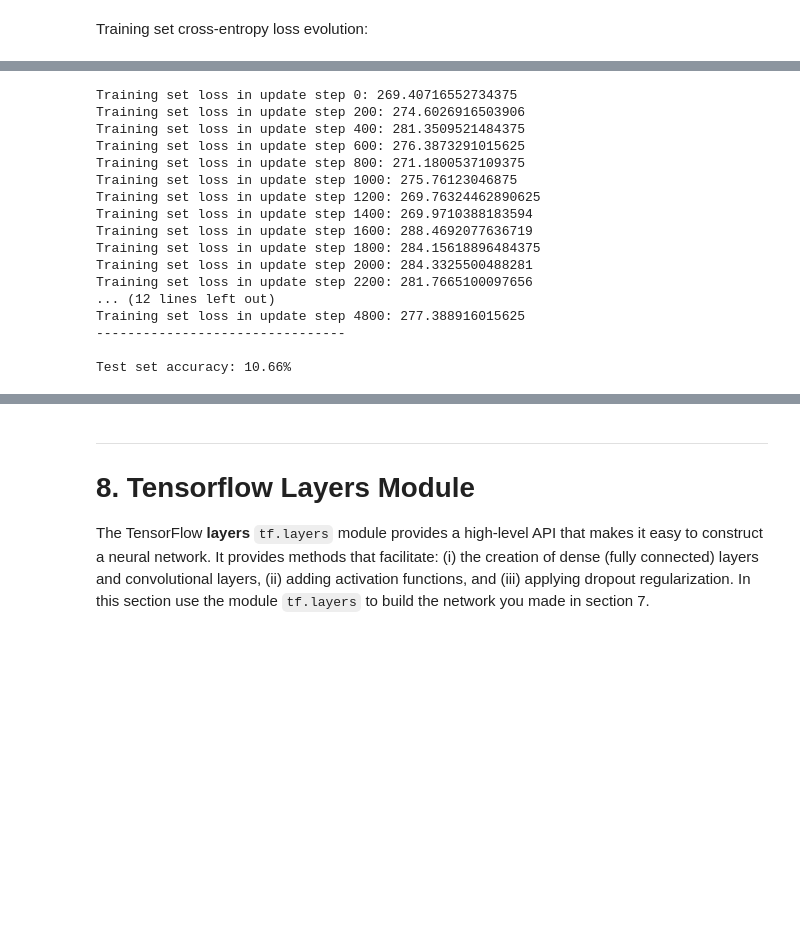
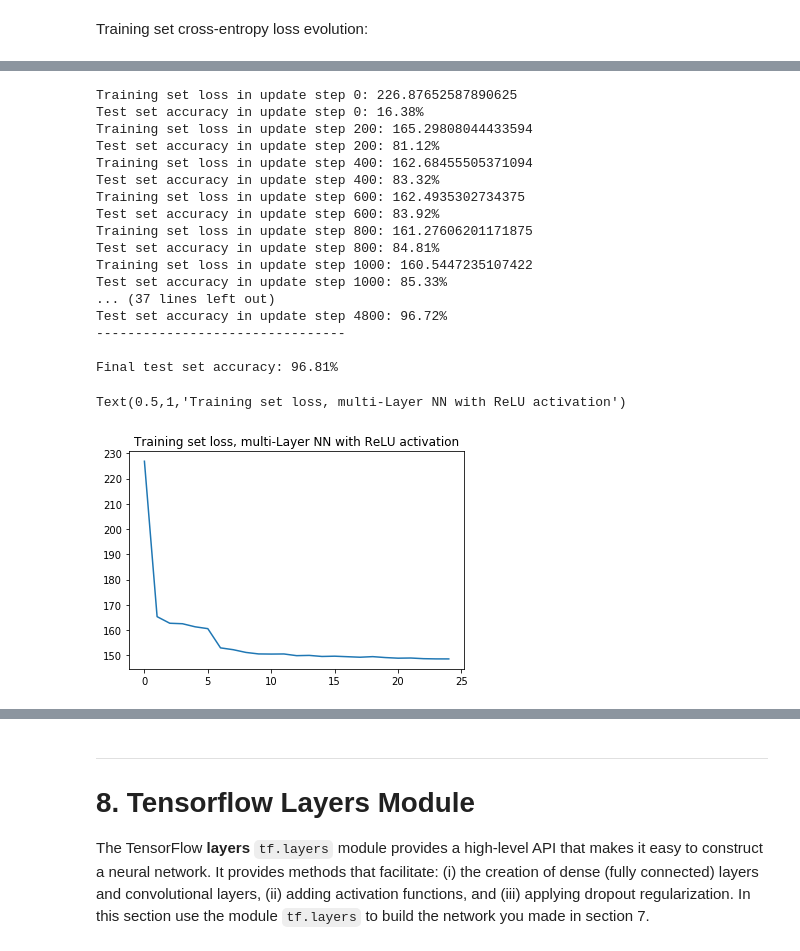
Before and after one commit to AlexandrosFerles/ID2223_Large_Scale_Machine_Learning_and_Deep_Learning, a Jupyter notebook: Lab2_ConvNets_with_Tensorflow/tensorflow_lab.ipynb, the cells around one changed output, grey strips where cells are left out. Saved outputs shown, nothing was run; the diff lists cells and outputs as text; code cells hidden in the pictures; blank space fills up the shorter version.

```diff
--- a/Lab2_ConvNets_with_Tensorflow/tensorflow_lab.ipynb
+++ b/Lab2_ConvNets_with_Tensorflow/tensorflow_lab.ipynb
@@ -387,7 +388,7 @@ Y1_hat = tf.nn.relu(tf.add(tf.matmul(XX, W1), B1), name="out1")
 Y2_hat = tf.nn.relu(tf.add(tf.matmul(Y1_hat, W2), B2), name="out2")
 Y3_hat = tf.nn.relu(tf.add(tf.matmul(Y2_hat, W3), B3), name="out3")
 Y4_hat = tf.nn.relu(tf.add(tf.matmul(Y3_hat, W4), B4), name="out4")
-Y_hat = tf.nn.relu(tf.add(tf.matmul(Y4_hat, W5), B5), name="out_final")
+Y_hat = tf.nn.softmax(tf.add(tf.matmul(Y4_hat, W5), B5), name="out_final")
 
 ########################################
 # defining the cost function
@@ -413,51 +414,75 @@ min_learning_rate = 0.0001
 decay_speed = 2000.0
 
 train_losses = []
+test_accuracies = []
+learning_rates= []
+
+predictions = tf.equal(tf.argmax(Y_hat, 1), tf.argmax(Y, 1))
+accuracy = tf.reduce_mean(tf.cast(predictions, tf.float32))
+
+X_train_temp, Y_train = mnist.train.images, mnist.train.labels
+X_train = np.reshape(X_train_temp, (-1, 28, 28, 1))
+
+X_test_temp, Y_test = mnist.test.images, mnist.test.labels
+X_test = np.reshape(X_test_temp, (-1, 28, 28, 1))
+
+# checks if learning rate has reached its minimum value
+flag = False
+
+new_learning_rate = max_learning_rate
 
 with tf.Session() as sess:
     sess.run(init)
-
-    X_test_temp, Y_test = mnist.test.images, mnist.test.labels
-    X_test = np.reshape(X_test_temp, (-1, 28, 28, 1))
 
     for epoch in range(n_epochs):
 
         X_batch_temp, Y_batch = mnist.train.next_batch(100)
         X_batch = np.reshape(X_batch_temp, (-1, 28, 28, 1))
 
-        new_learning_rate = min_learning_rate + (max_learning_rate - min_learning_rate) * np.exp(-epoch / 2000)
-        if new_learning_rate < min_learning_rate:
-            train_loss = sess.run(cross_entropy, feed_dict={X: X_batch, Y: Y_batch, learning_rate: min_learning_rate})
-        else:
-            train_loss = sess.run(cross_entropy, feed_dict={X: X_batch, Y: Y_batch, learning_rate: new_learning_rate})
+        if not flag:
+            new_learning_rate = min_learning_rate + (max_learning_rate - min_learning_rate) * np.exp(-epoch / 2000)
+            if new_learning_rate < min_learning_rate:
+                flag = True
+                new_learning_rate = min_learning_rate
+        learning_rates.append(new_learning_rate)
+
+        sess.run(train_step, feed_dict={X: X_batch, Y: Y_batch, learning_rate: new_learning_rate})
 
         if epoch % 200 == 0:
+            train_loss = sess.run(cross_entropy, feed_dict={X: X_train, Y: Y_train, learning_rate: new_learning_rate})
             print(f'Training set loss in update step {epoch}: {train_loss}')
             train_losses.append(train_loss)
-
-    predictions = tf.equal(tf.argmax(Y_hat, 1), tf.argmax(Y, 1))
-    accuracy = tf.reduce_mean(tf.cast(predictions, tf.float32))
+            test_set_accuracy = sess.run(accuracy, feed_dict={X: X_test, Y: Y_test, learning_rate: new_learning_rate})
+            print(f'Test set accuracy in update step {epoch}: {round(test_set_accuracy*100, 2)}%')
+            test_accuracies.append(test_accuracies)
 
     new_learning_rate = max(min_learning_rate, min_learning_rate + (max_learning_rate - min_learning_rate) * np.exp(-n_epochs / 2000))
 
+    test_set_accuracy = sess.run(accuracy, feed_dict={X: X_test, Y: Y_test, learning_rate: new_learning_rate})
     print('--------------------------------')
     print()
-    print(f'Test set accuracy: {round(test_set_accuracy*100, 2)}%')
+    print(f'Final test set accuracy: {round(test_set_accuracy*100, 2)}%')
 # %% [output]
-Training set loss in update step 0: 269.40716552734375
-Training set loss in update step 200: 274.6026916503906
-Training set loss in update step 400: 281.3509521484375
-Training set loss in update step 600: 276.3873291015625
-Training set loss in update step 800: 271.1800537109375
-Training set loss in update step 1000: 275.76123046875
-Training set loss in update step 1200: 269.76324462890625
-Training set loss in update step 1400: 269.9710388183594
-Training set loss in update step 1600: 288.4692077636719
-Training set loss in update step 1800: 284.15618896484375
-Training set loss in update step 2000: 284.3325500488281
-Training set loss in update step 2200: 281.7665100097656
-... (12 lines left out)
-Training set loss in update step 4800: 277.388916015625
+Training set loss in update step 0: 226.87652587890625
+Test set accuracy in update step 0: 16.38%
+Training set loss in update step 200: 165.29808044433594
+Test set accuracy in update step 200: 81.12%
+Training set loss in update step 400: 162.68455505371094
+Test set accuracy in update step 400: 83.32%
+Training set loss in update step 600: 162.4935302734375
+Test set accuracy in update step 600: 83.92%
+Training set loss in update step 800: 161.27606201171875
+Test set accuracy in update step 800: 84.81%
+Training set loss in update step 1000: 160.5447235107422
+Test set accuracy in update step 1000: 85.33%
+... (37 lines left out)
+Test set accuracy in update step 4800: 96.72%
 --------------------------------
 
-Test set accuracy: 10.66%
+Final test set accuracy: 96.81%
+# %%
+plt.plot(train_losses)
+plt.title("Training set loss, multi-Layer NN with ReLU activation")
+# %% [output]
+Text(0.5,1,'Training set loss, multi-Layer NN with ReLU activation')
+[figure, added]
```
Also changed, not shown: parts of 6 cells of this notebook.
